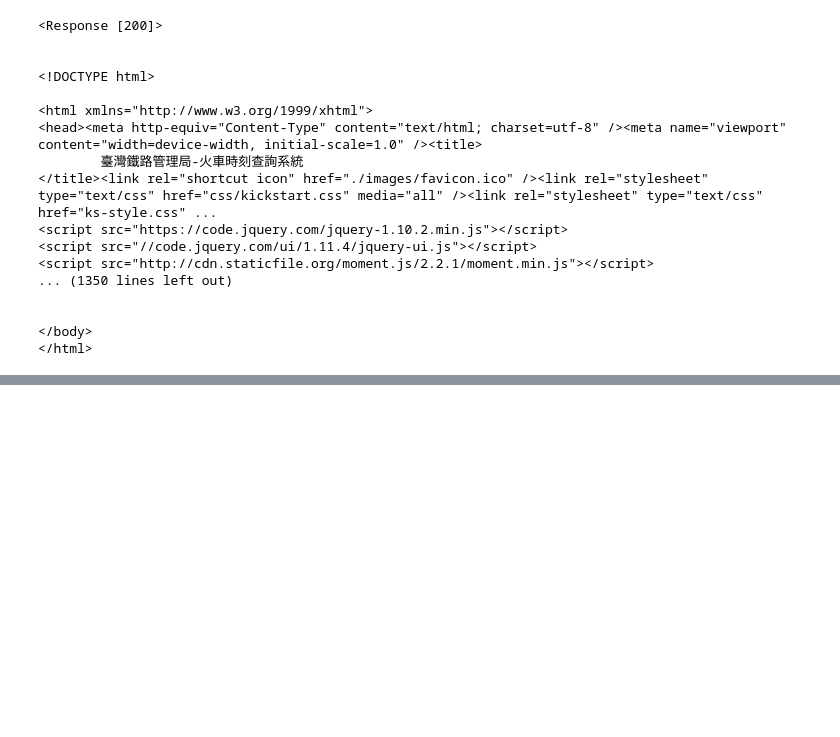
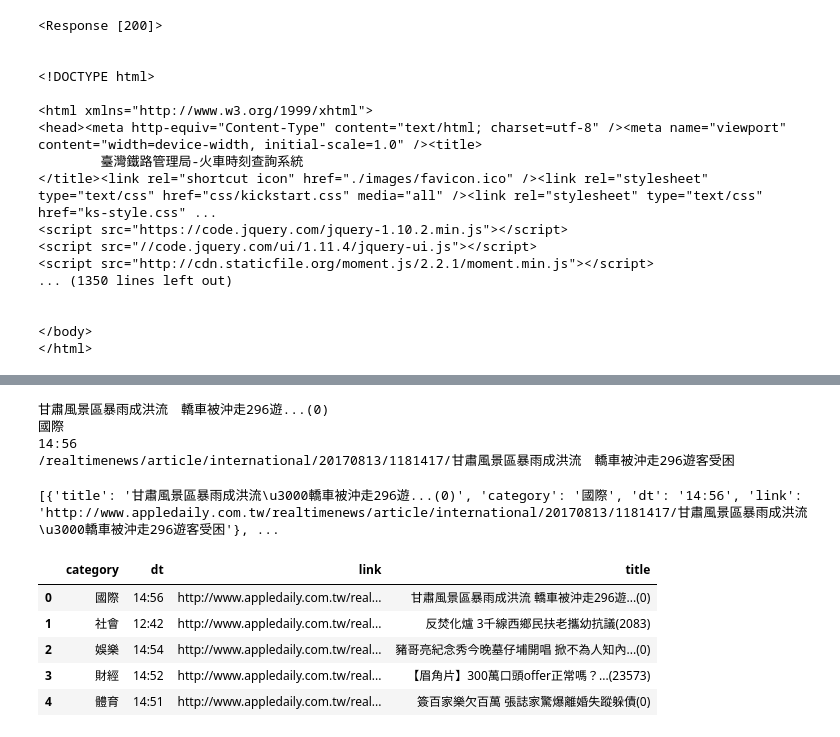
Before and after one commit to hank1377/Pytest, a Jupyter notebook: Demo20170813_student.ipynb, the cells around one changed output, grey strips where cells are left out. Drawn from its saved outputs; the diff is of its cells as text; code cells hidden in the pictures; blank space fills up the shorter version.

```diff
--- a/Demo20170813_student.ipynb
+++ b/Demo20170813_student.ipynb
@@ -180,0 +330,41 @@ print (res.text)
+# %%
+from bs4 import BeautifulSoup
+soup = BeautifulSoup(res.text,'lxml')
+#soup.select('.rtddt a')
+news = soup.select('.rtddt a')
+#print(news[0])
+print(news[0].select('h1')[0].text)
+print(news[0].select('h2')[0].text)
+print(news[0].select('time')[0].text)
+print(news[0]['href'])
+# %% [output]
+甘肅風景區暴雨成洪流　轎車被沖走296遊...(0)
+國際
+14:56
+/realtimenews/article/international/20170813/1181417/甘肅風景區暴雨成洪流　轎車被沖走296遊客受困
+# %%
+domain = 'http://www.appledaily.com.tw'
+newsarray = []
+for record in soup.select('.rtddt a'):
+    dic = {}
+    dic['title'] = record.select('h1')[0].text
+    dic['category'] = record.select('h2')[0].text
+    dic['dt'] = record.select('time')[0].text
+    dic['link'] = domain + record['href']
+    #print(title,category,dt,link)
+    newsarray.append(dic)
+print(newsarray)
+#df.to_excl('tt')
+# %% [output]
+[{'title': '甘肅風景區暴雨成洪流\u3000轎車被沖走296遊...(0)', 'category': '國際', 'dt': '14:56', 'link': 'http://www.appledaily.com.tw/realtimenews/article/international/20170813/1181417/甘肅風景區暴雨成洪流\u3000轎車被沖走296遊客受困'}, ...
+# %%
+import pandas
+df = pandas.DataFrame(newsarray)
+df.head()
+# %% [output]
+|  | category | dt | link | title |
+| 0 | 國際 | 14:56 | http://www.appledaily.com.tw/real... | 甘肅風景區暴雨成洪流 轎車被沖走296遊...(0) |
+| 1 | 社會 | 12:42 | http://www.appledaily.com.tw/real... | 反焚化爐 3千線西鄉民扶老攜幼抗議(2083) |
+| 2 | 娛樂 | 14:54 | http://www.appledaily.com.tw/real... | 豬哥亮紀念秀今晚墓仔埔開唱 掀不為人知內...(0) |
+| 3 | 財經 | 14:52 | http://www.appledaily.com.tw/real... | 【眉角片】300萬口頭offer正常嗎？...(23573) |
+| 4 | 體育 | 14:51 | http://www.appledaily.com.tw/real... | 簽百家樂欠百萬 張誌家驚爆離婚失蹤躲債(0) |
```
Also changed, not shown: parts of 22 cells of this notebook.
